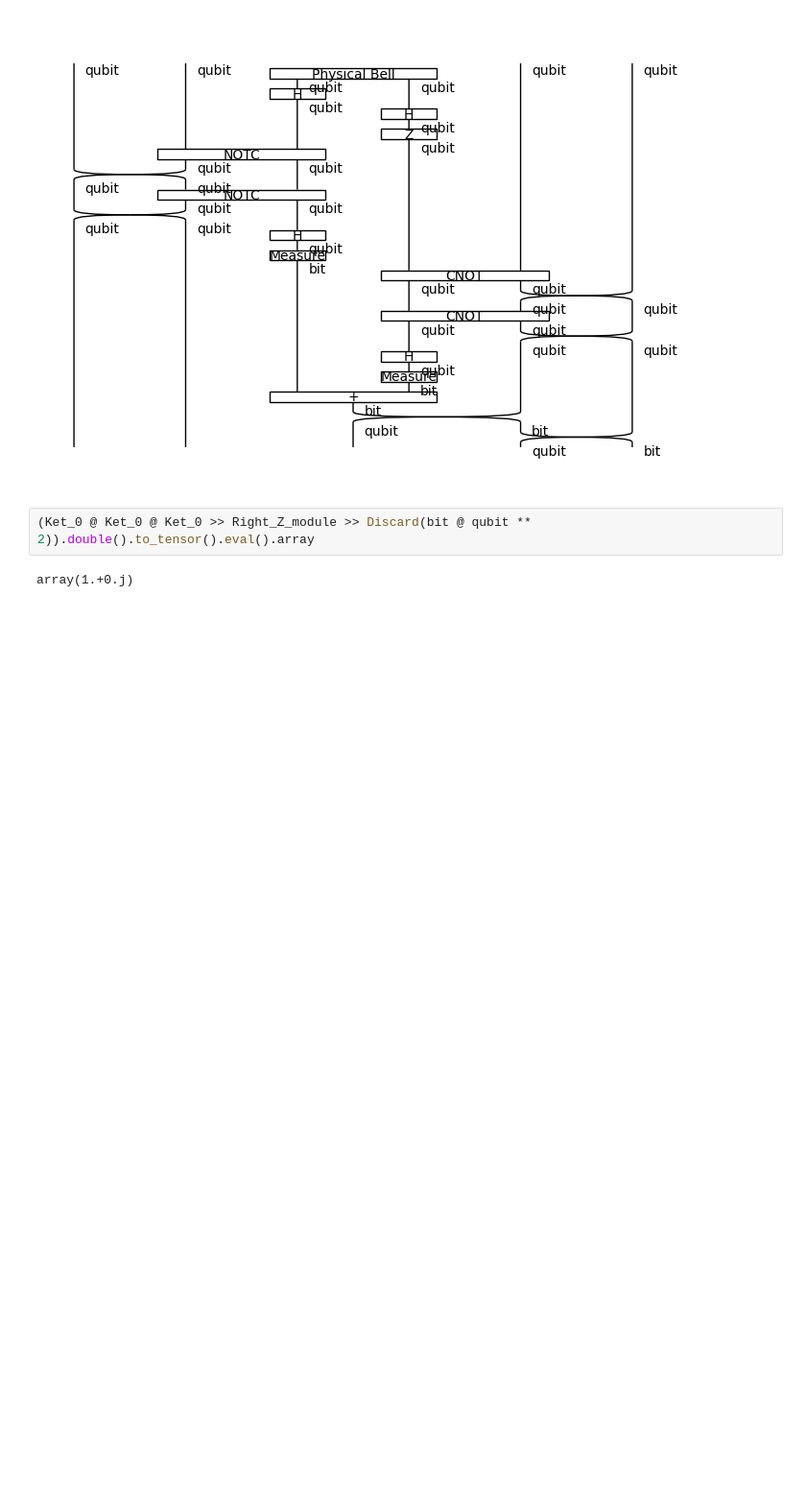
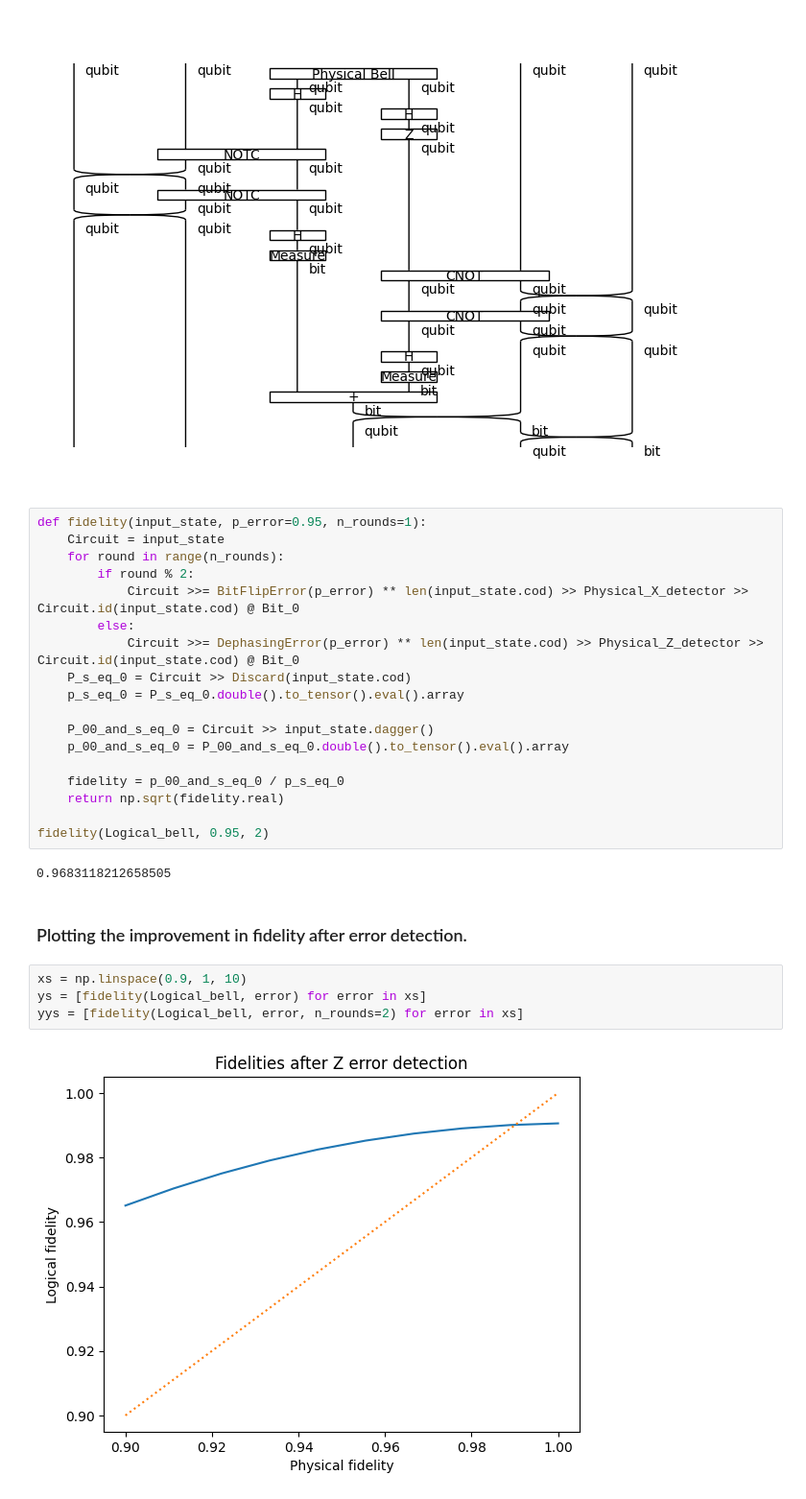
Before and after one commit to quantinuum-dev/optyx, a Jupyter notebook: notebooks/distributed-422-code.ipynb, the cells around one changed output. Shown at 96% size. Saved outputs shown, nothing was run; the diff lists cells and outputs as text; blank space fills up the shorter version.

```diff
--- a/notebooks/distributed-422-code.ipynb
+++ b/notebooks/distributed-422-code.ipynb
@@ -273,6 +276,30 @@ Physical_Z_detector.draw()
 # %% [output]
 [figure]
 # %%
-(Ket_0 @ Ket_0 @ Ket_0 >> Right_Z_module >> Discard(bit @ qubit ** 2)).double().to_tensor().eval().array
+def fidelity(input_state, p_error=0.95, n_rounds=1):
+    Circuit = input_state
+    for round in range(n_rounds):
+        if round % 2:
+            Circuit >>= BitFlipError(p_error) ** len(input_state.cod) >> Physical_X_detector >> Circuit.id(input_state.cod) @ Bit_0
+        else:
+            Circuit >>= DephasingError(p_error) ** len(input_state.cod) >> Physical_Z_detector >> Circuit.id(input_state.cod) @ Bit_0
+    P_s_eq_0 = Circuit >> Discard(input_state.cod)
+    p_s_eq_0 = P_s_eq_0.double().to_tensor().eval().array
+
+    P_00_and_s_eq_0 = Circuit >> input_state.dagger()
+    p_00_and_s_eq_0 = P_00_and_s_eq_0.double().to_tensor().eval().array
+
+    fidelity = p_00_and_s_eq_0 / p_s_eq_0
+    return np.sqrt(fidelity.real)
+
+fidelity(Logical_bell, 0.95, 2)
 # %% [output]
-array(1.+0.j)
+0.9683118212658505
+# %% [markdown]
+### Plotting the improvement in fidelity after error detection.
+# %%
+xs = np.linspace(0.9, 1, 10)
+ys = [fidelity(Logical_bell, error) for error in xs]
+yys = [fidelity(Logical_bell, error, n_rounds=2) for error in xs]
+# %% [output]
+[figure, added]
```
Also changed, not shown: parts of 5 cells of this notebook, 1 other file.
